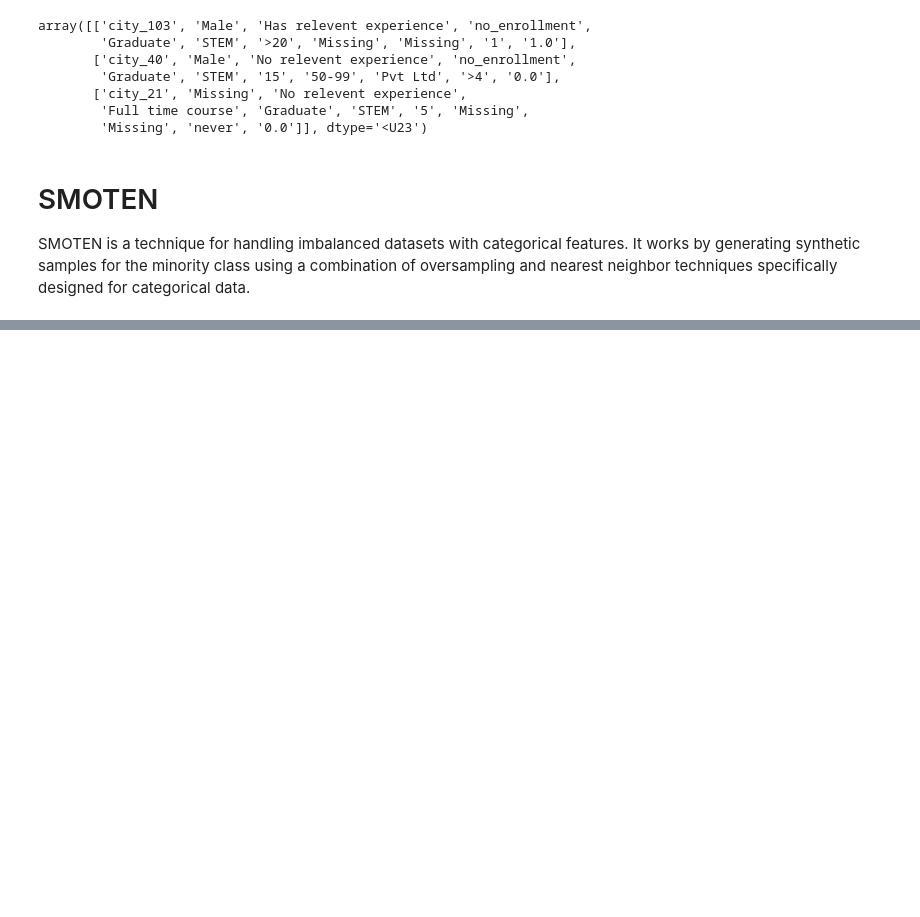
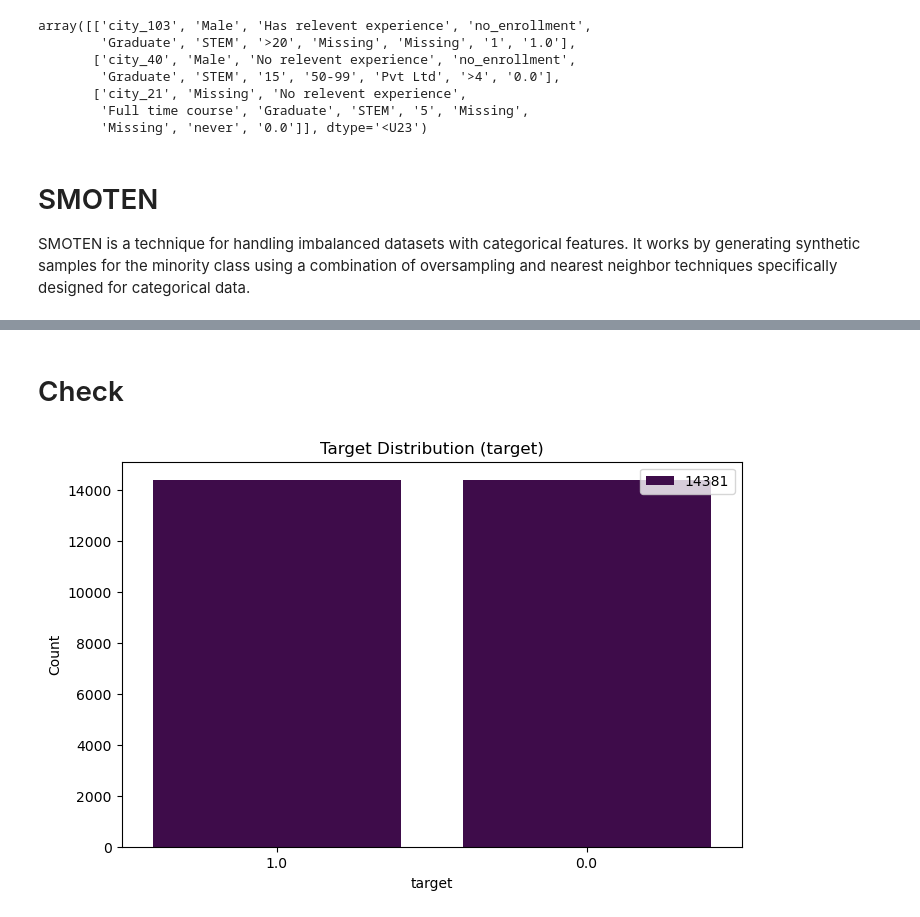
Before and after one commit to ThuongHong/lab2_ds, a Jupyter notebook: notebooks/02_preprocessing.ipynb, the cells around one changed output, grey strips where cells are left out. Cells and saved outputs as stored; diff of their text form; code cells hidden in the pictures; blank space fills up the shorter version.

Commit message:
add: smoten

```diff
--- a/notebooks/02_preprocessing.ipynb
+++ b/notebooks/02_preprocessing.ipynb
@@ -64,12 +70,12 @@ array([['city_103', 'Male', 'Has relevent experience', 'no_enrollment',
 # %%
 # Impute by mode
 columns_to_impute = ['enrolled_university', 'major_discipline', 'experience', 'education_level', 'last_new_job' ]
-columns_to_impute = [i for i, col in enumerate(train_header) if col in columns_to_impute]
-train_data, _ = DataProcessor.impute_by_mode(train_data, columns_to_impute)
+columns_to_impute = [i for i, col in enumerate(data_header) if col in columns_to_impute]
+data, _ = DataProcessor.impute_by_mode(data, columns_to_impute)
 # %%
 # Impute as category
 columns_to_impute = ['gender', 'company_size', 'company_type']
-columns_to_impute = [i for i, col in enumerate(train_header) if col in columns_to_impute]
-train_data, _ = DataProcessor.impute_as_category(train_data, columns_to_impute)
+columns_to_impute = [i for i, col in enumerate(data_header) if col in columns_to_impute]
+data, _ = DataProcessor.impute_as_category(data, columns_to_impute)
 # %%
 # Check
@@ -102,3 +108,10 @@ array([['city_103', 'Male', 'Has relevent experience', 'no_enrollment',
 # SMOTEN
 
 SMOTEN is a technique for handling imbalanced datasets with categorical features. It works by generating synthetic samples for the minority class using a combination of oversampling and nearest neighbor techniques specifically designed for categorical data.
+# %%
+X_train = data[:, :-1]
+y_train = data[:, -1]
+# %%
+smoten = SMOTEN(k_neighbors=5, random_state=42)
+
+X_train, y_train = smoten.fit_resample(X_train, y_train)
@@ -104,0 +127,6 @@ SMOTEN is a technique for handling imbalanced datasets with categorical features
+# %% [markdown]
+# Check
+# %%
+EDAPlotter.plot_target_distribution(y_train, "target")
+# %% [output]
+[figure, added]
```
Also changed, not shown: parts of 11 cells of this notebook, 2 other files.
